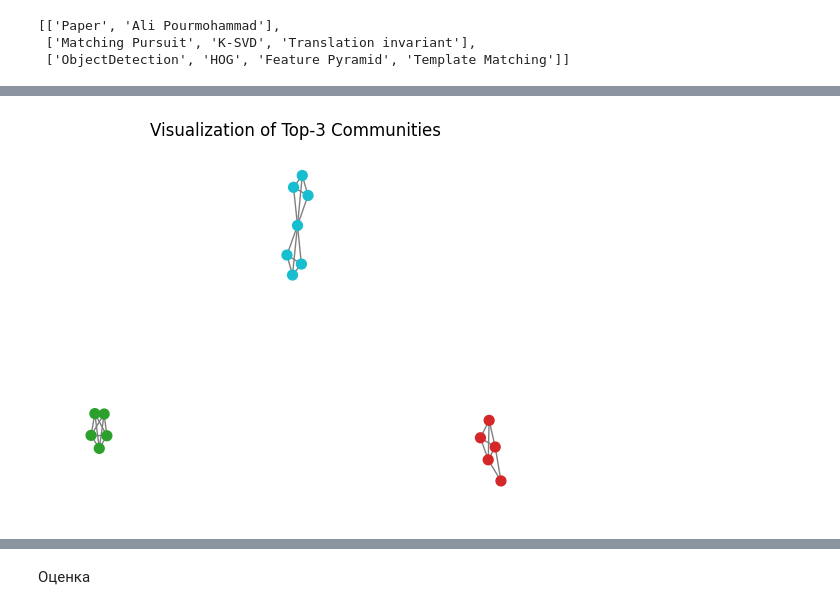
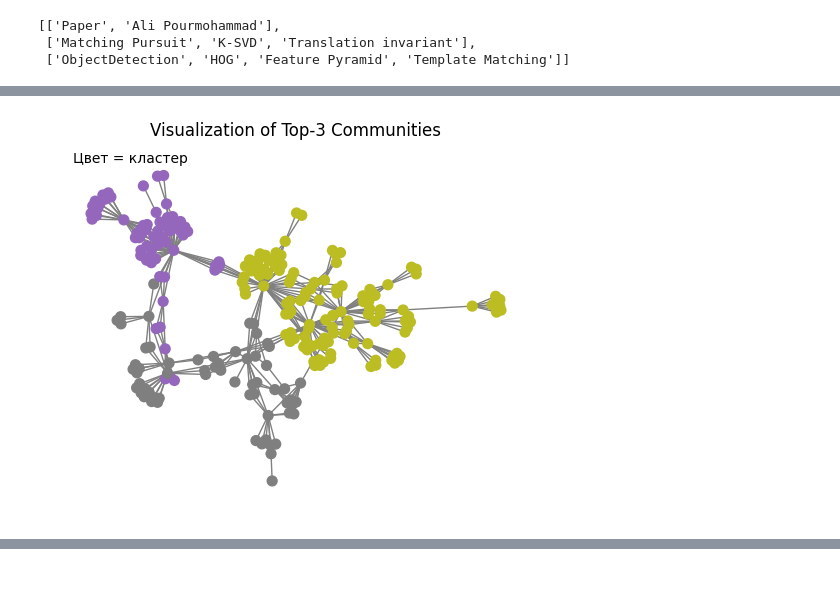
Before and after one commit to 21092004Goda/data_anal, a Jupyter notebook: Lab_1_Computer_Vision_and_Pattern_Recognition.ipynb, the cells around one changed output, grey strips where cells are left out. Drawn from its saved outputs; the diff is of its cells as text; code cells hidden in the pictures; blank space fills up the shorter version.

```diff
--- a/Lab_1_Computer_Vision_and_Pattern_Recognition.ipynb
+++ b/Lab_1_Computer_Vision_and_Pattern_Recognition.ipynb
@@ -13,7 +23,7 @@ import pandas as pd
 # %%
 # data collection
 
-with libreq.urlopen('http://export.arxiv.org/api/query?search_query=all:cs.CV&start=0&max_results=50') as url:
+with libreq.urlopen('http://export.arxiv.org/api/query?search_query=all:cs.CV&start=0&max_results=500') as url:
   r = url.read()
 print(r)
 # %% [output]
@@ -218,3 +281,8 @@ top3_comm
 # %%
 nodes = list(chain(*top3_comm["nodes"].tolist()))
 S = G.subgraph(nodes)
+# %%
+for i, nodes in enumerate(top3_comm["nodes"], start=1):
+    sub_keywords = [kw for kw in nodes]
+    print(f"\nКластер {i}, размер: {len(nodes)}")
+    print(pd.Series(sub_keywords).value_counts().head(10))
@@ -233,20 +319,23 @@ def create_community_node_colors(graph, communities):
 # %%
 def visualize_communities(graph, communities, i):
     node_colors = create_community_node_colors(graph, communities)
     title = f"Visualization of Top-3 Communities"
     pos = nx.spring_layout(graph, iterations=100, seed=23)
     plt.title(title)
     nx.draw(
         graph,
         pos=pos,
         node_size=50,
         node_color=node_colors,
-        edge_color="gray"
+        edge_color="gray",
+        with_labels=False
     )
+    plt.text(0.05, 0.95, "Цвет = кластер", transform=plt.gca().transAxes)
+
 
 visualize_communities(S, top3_comm["nodes"].tolist(), 1)
 # %% [output]
-[figure, old version]
+[figure, new version]
 # %%
 communities = top3_comm["nodes"].tolist()
 pos = nx.spring_layout(S, iterations=100, seed=23)
@@ -292,5 +381,3 @@ fig.update_layout(
 fig.show()
 # %% [output]
 [interactive output not drawn]
-# %% [markdown]
-Оценка
```
Also changed, not shown: parts of 40 cells of this notebook.
